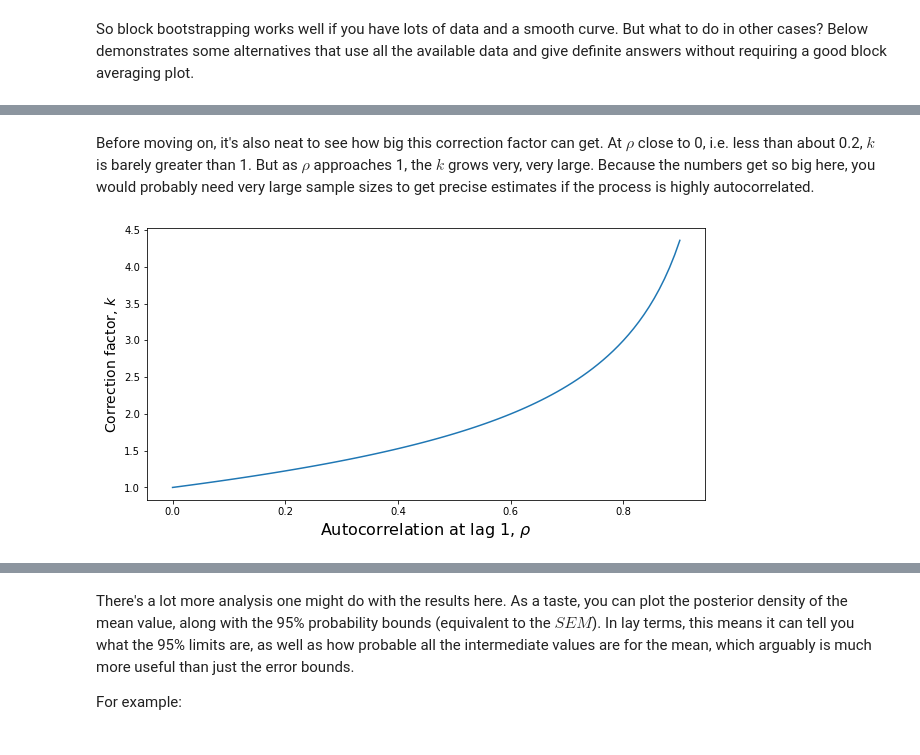
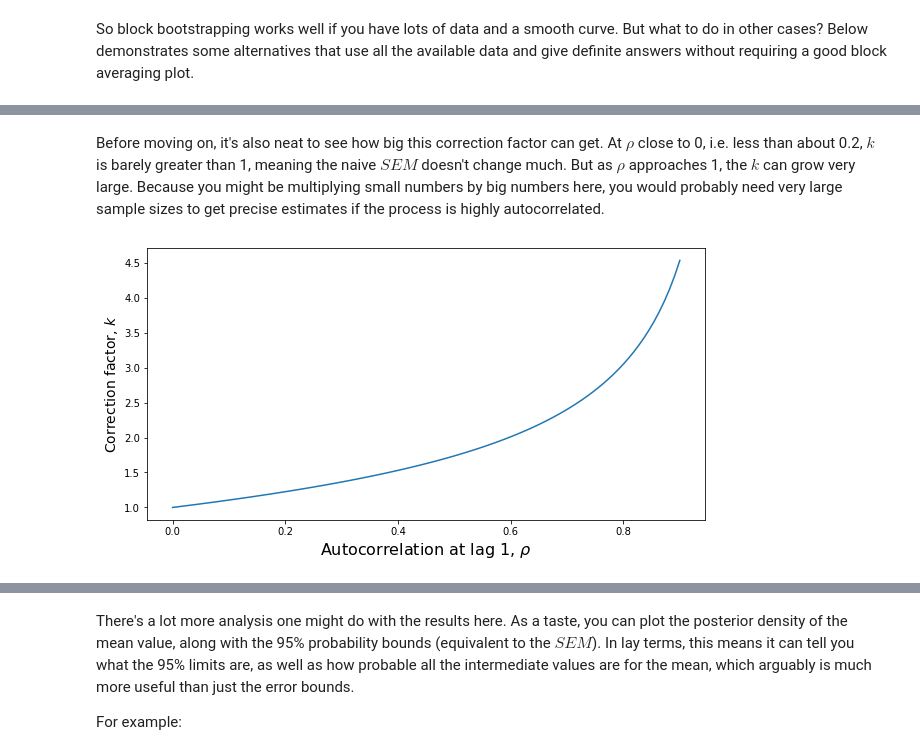
Before and after one commit to ljmartin/technical-notes, a Jupyter notebook: docs/_notebooks/autocorrelation.ipynb, the cells around one changed output, grey strips where cells are left out. Saved outputs shown, nothing was run; the diff lists cells and outputs as text; code cells hidden in the pictures.

Commit message:
upload md of autocorrelated data

```diff
--- a/docs/_notebooks/autocorrelation.ipynb
+++ b/docs/_notebooks/autocorrelation.ipynb
@@ -320,14 +305,14 @@ plt.legend(fontsize=14)
 # %% [markdown]
-Before moving on, it's also neat to see how big this correction factor can get. At $\rho$ close to 0, i.e. less than about 0.2, $k$ is barely greater than 1. But as $\rho$ approaches 1, the $k$ grows very, very large. Because the numbers get so big here, you would probably need very large sample sizes to get precise estimates if the process is highly autocorrelated.
+Before moving on, it's also neat to see how big this correction factor can get. At $\rho$ close to 0, i.e. less than about 0.2, $k$ is barely greater than 1, meaning the naive $SEM$ doesn't change much. But as $\rho$ approaches 1, the $k$ can grow very large. Because you might be multiplying small numbers by big numbers here, you would probably need very large sample sizes to get precise estimates if the process is highly autocorrelated.
 # %%
 def correction_factor(rho, n):
     d = ((n-1)*rho - n*rho**2 + rho**(n+1)) / (1-rho)**2
     k = np.sqrt( (1 + (2*d)/n) / ( 1 - (2*d)/(n*(n-1))  ) )
     return k
 
 x = np.linspace(0,0.9,100)
 plt.figure(figsize=(10,5))
 plt.ylabel('Correction factor, $k$',fontsize=14); plt.xlabel('Autocorrelation at lag 1, $\\rho$',fontsize=16)
-_ = plt.plot(x, correction_factor(x, 10000))
+_ = plt.plot(x, correction_factor(x, 100))
 # %% [output]
-[figure, old version]
+[figure, new version]
```
Also changed, not shown: parts of 40 cells of this notebook, 3 other files.
